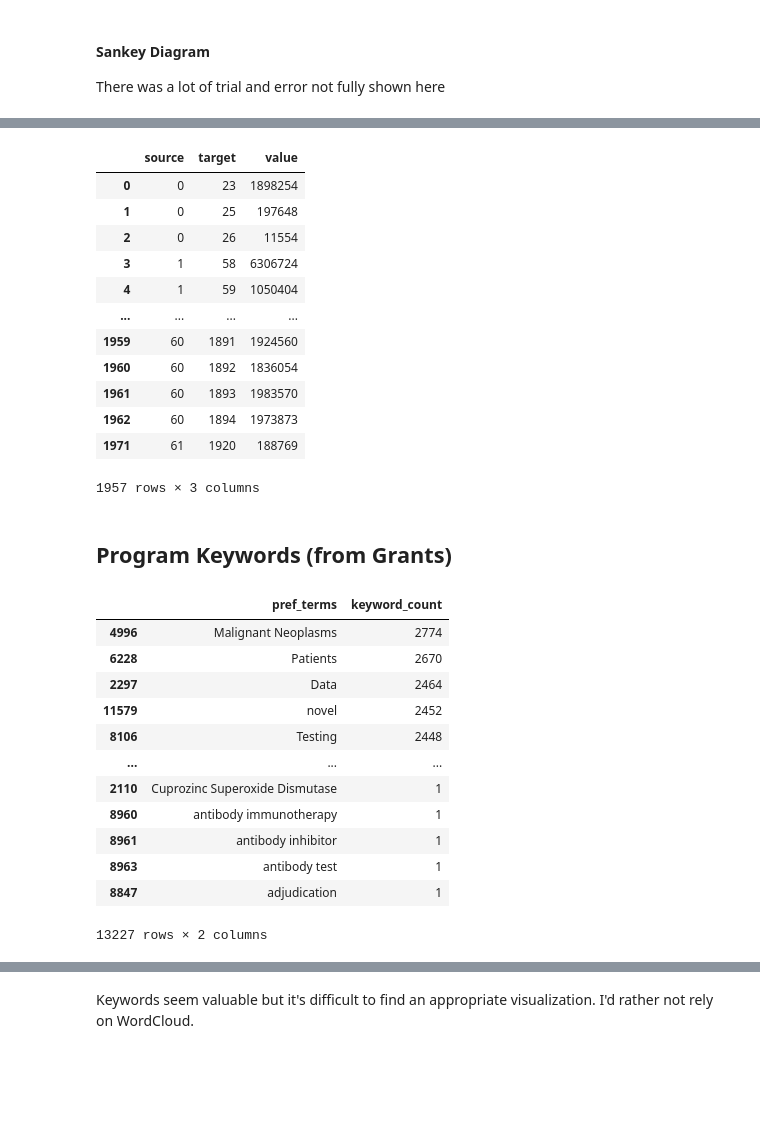
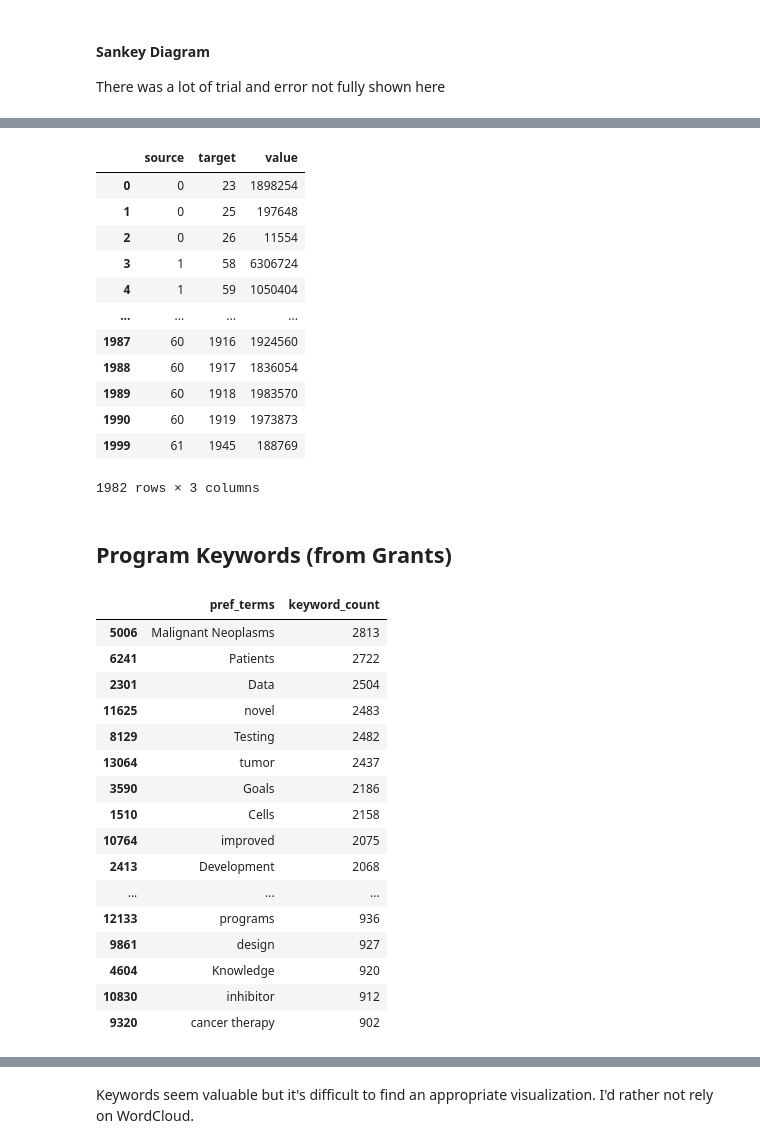
Before and after one commit to CBIIT/INS-Data, a Jupyter notebook: notebooks/03_summary_stats.ipynb, the cells around one changed output, grey strips where cells are left out. Saved outputs shown, nothing was run; the diff lists cells and outputs as text; code cells hidden in the pictures; blank space fills up the shorter version.

```diff
--- a/notebooks/03_summary_stats.ipynb
+++ b/notebooks/03_summary_stats.ipynb
@@ -47,0 +53,4 @@ df.rename(columns={'program.program_id':'program'}, inplace=True)
+# %%
+# Pull one abstract to check for odd character encoding
+text = df.abstract_text[1]
+text
@@ -47,0 +62,21 @@ df.rename(columns={'program.program_id':'program'}, inplace=True)
+# %%
+def clean_abstract(text):
+    # Define a list of characters to be removed or replaced
+    chars_to_remove = ['\xad']
+    chars_to_space = ['  ']
+
+    if isinstance(text, str):
+        # Remove unwanted characters (no space added)
+        for char in chars_to_remove:
+            text = text.replace(char, '')
+        # Replace unwanted characters with a space
+        for char in chars_to_space:
+            text = text.replace(char, ' ')
+
+        # Remove non-breaking spaces, newlines, and other unwanted characters
+        cleaned_text = re.sub(r'[\s\xa0]+', ' ', text).strip()
+        return cleaned_text
+
+    # Return original value if it is NaN or float
+    else:
+        return text
@@ -47,0 +89,3 @@ df.rename(columns={'program.program_id':'program'}, inplace=True)
+# %%
+# Clean abstract column
+df['abstract_text'] = df['abstract_text'].apply(clean_abstract)
@@ -486,12 +701,12 @@ links
 | 3 | 1 | 58 | 6306724 |
 | 4 | 1 | 59 | 1050404 |
 | ... | ... | ... | ... |
-| 1959 | 60 | 1891 | 1924560 |
-| 1960 | 60 | 1892 | 1836054 |
-| 1961 | 60 | 1893 | 1983570 |
-| 1962 | 60 | 1894 | 1973873 |
-| 1971 | 61 | 1920 | 188769 |
+| 1987 | 60 | 1916 | 1924560 |
+| 1988 | 60 | 1917 | 1836054 |
+| 1989 | 60 | 1918 | 1983570 |
+| 1990 | 60 | 1919 | 1973873 |
+| 1999 | 61 | 1945 | 188769 |
-1957 rows × 3 columns
+1982 rows × 3 columns
 # %%
 # # Create Sankey diagram
 # fig = go.Figure(go.Sankey(
@@ -523,21 +738,25 @@ links
 ## Program Keywords (from Grants)
 # %%
 # Get top keywords across all grants gathered
-df['pref_terms'].str.split(';').explode().reset_index().groupby('pref_terms').size().reset_index().sort_values(by=0, ascending=False).rename(columns={0:'keyword_count'})
+df['pref_terms'].str.split(';').explode().reset_index().groupby('pref_terms').size().reset_index().sort_values(by=0, ascending=False).rename(columns={0:'keyword_count'}).head(50)
 # %% [output]
 |  | pref_terms | keyword_count |
-| 4996 | Malignant Neoplasms | 2774 |
-| 6228 | Patients | 2670 |
-| 2297 | Data | 2464 |
-| 11579 | novel | 2452 |
-| 8106 | Testing | 2448 |
+| 5006 | Malignant Neoplasms | 2813 |
+| 6241 | Patients | 2722 |
+| 2301 | Data | 2504 |
+| 11625 | novel | 2483 |
+| 8129 | Testing | 2482 |
+| 13064 | tumor | 2437 |
+| 3590 | Goals | 2186 |
+| 1510 | Cells | 2158 |
+| 10764 | improved | 2075 |
+| 2413 | Development | 2068 |
 | ... | ... | ... |
-| 2110 | Cuprozinc Superoxide Dismutase | 1 |
-| 8960 | antibody immunotherapy | 1 |
-| 8961 | antibody inhibitor | 1 |
-| 8963 | antibody test | 1 |
-| 8847 | adjudication | 1 |
+| 12133 | programs | 936 |
+| 9861 | design | 927 |
+| 4604 | Knowledge | 920 |
+| 10830 | inhibitor | 912 |
+| 9320 | cancer therapy | 902 |
-13227 rows × 2 columns
 # %%
 # Split keywords and explode
 keywords_df = df.assign(pref_terms=df['pref_terms'].str.split(';')).explode('pref_terms')
```
Also changed, not shown: parts of 35 cells of this notebook, 2 other files.
